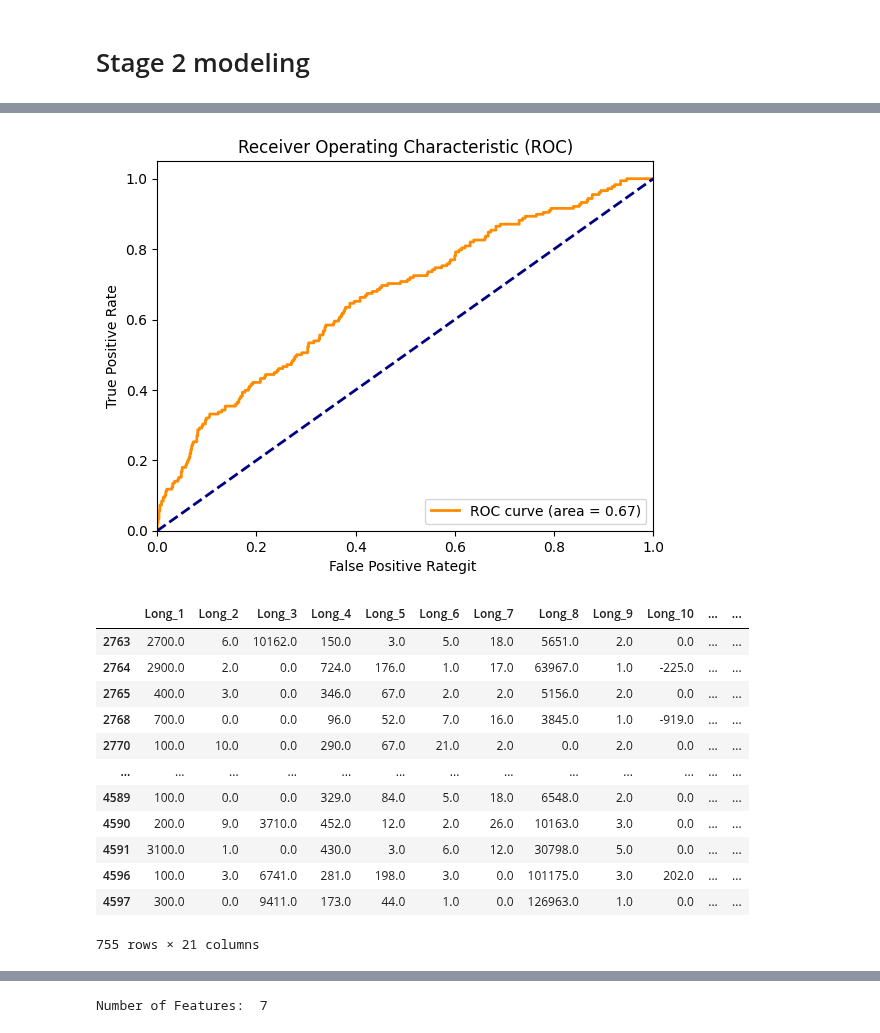
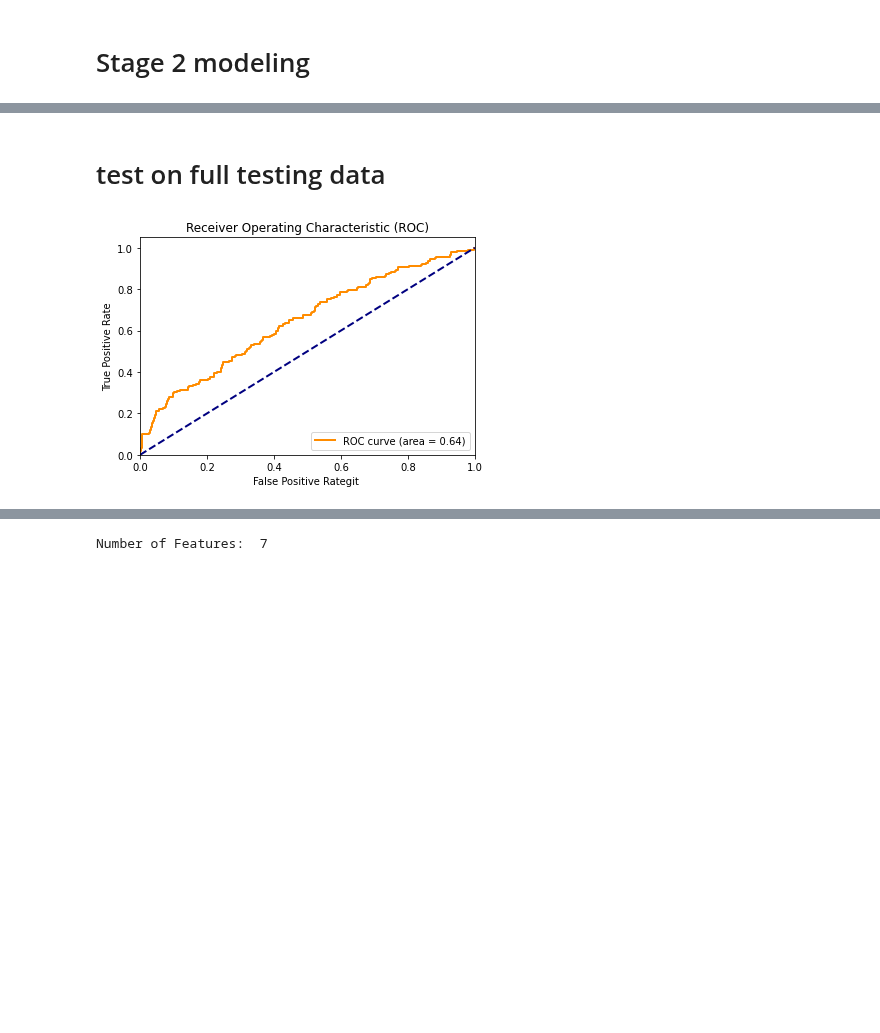
Before and after one commit to yihonghhe/Project_Credibly, a Jupyter notebook: 2_stage_modeling.ipynb, the cells around one changed output, grey strips where cells are left out. Cells and saved outputs as stored; diff of their text form; code cells hidden in the pictures; blank space fills up the shorter version.

```diff
--- a/2_stage_modeling.ipynb
+++ b/2_stage_modeling.ipynb
@@ -277,13 +250,31 @@ See the caveats in the documentation: https://pandas.pydata.org/pandas-docs/stab
 train_df = stage_2_df_new[stage_2_df_new['TrainVal'] == 'Train_60']
 val_df = stage_2_df_new[stage_2_df_new['TrainVal'] == 'Val_40']
 
+# Old Data
+old_data_end_index = 2763
+old_data_indices = stage_2_df_new.iloc[:old_data_end_index].index
+val_old = val_df[val_df.index.isin(old_data_indices)]
+
+# New Data
+new_data_start_index = 2763
+new_data_indices = stage_2_df_new.iloc[new_data_start_index:].index
+val_new = val_df[val_df.index.isin(new_data_indices)]
+
+# Combined Data (Old + New)
+val_combined = val_df.copy()
+
 # Separate features and target variable
 X_train = train_df.drop(columns=['UniqueID', 'submission_year', 'target', 'TrainVal'])
 y_train = train_df['target']
 
-
-X_val = val_df.drop(columns=['UniqueID', 'submission_year', 'target', 'TrainVal'])
-y_val = val_df['target']
+X_val_old = val_old.drop(columns=['UniqueID', 'submission_year', 'target', 'TrainVal'])
+y_val_old = val_old['target']
+# New Data (from row 2763 onwards)
+X_val_new = val_new.drop(columns=['UniqueID', 'submission_year', 'target', 'TrainVal'])
+y_val_new = val_new['target']
+# Combined Old + New Data
+X_val_combined = val_combined.drop(columns=['UniqueID', 'submission_year', 'target', 'TrainVal'])
+y_val_combined = val_combined['target']
 # %%
 # Train the XGBoost model with hyper parameter tuning
 import warnings
@@ -310,40 +301,28 @@ Fitting 3 folds for each of 432 candidates, totalling 1296 fits
+# %% [markdown]
+# test on full testing data
 # %%
 from sklearn.metrics import roc_curve, auc
 
 # best_clf.fit(X_train_new, y_train)
 
 # Predict on validation set
 
-y_pred = best_clf.predict_proba(X_val)[:, 1]
-fpr, tpr, thresholds = roc_curve(y_val, y_pred)
+y_pred = best_clf.predict_proba(X_val_combined)[:, 1]
+fpr, tpr, thresholds = roc_curve(y_val_combined, y_pred)
 roc_auc = auc(fpr, tpr)
 plt.figure()
 plt.plot(fpr, tpr, color='darkorange', lw=2, label='ROC curve (area = %0.2f)' % roc_auc)
 plt.plot([0, 1], [0, 1], color='navy', lw=2, linestyle='--')
 plt.xlim([0.0, 1.0])
 plt.ylim([0.0, 1.05])
 plt.xlabel('False Positive Rategit ')
 plt.ylabel('True Positive Rate')
 plt.title('Receiver Operating Characteristic (ROC)')
 plt.legend(loc="lower right")
 plt.savefig('./images/2_stage_modeling_result.jpg')
 plt.show()
-X_val
 # %% [output]
-[figure, old version]
+[figure, new version]
-|  | Long_1 | Long_2 | Long_3 | Long_4 | Long_5 | Long_6 | Long_7 | Long_8 | Long_9 | Long_10 | ... | ... |
-| 2763 | 2700.0 | 6.0 | 10162.0 | 150.0 | 3.0 | 5.0 | 18.0 | 5651.0 | 2.0 | 0.0 | ... | ... |
-| 2764 | 2900.0 | 2.0 | 0.0 | 724.0 | 176.0 | 1.0 | 17.0 | 63967.0 | 1.0 | -225.0 | ... | ... |
-| 2765 | 400.0 | 3.0 | 0.0 | 346.0 | 67.0 | 2.0 | 2.0 | 5156.0 | 2.0 | 0.0 | ... | ... |
-| 2768 | 700.0 | 0.0 | 0.0 | 96.0 | 52.0 | 7.0 | 16.0 | 3845.0 | 1.0 | -919.0 | ... | ... |
-| 2770 | 100.0 | 10.0 | 0.0 | 290.0 | 67.0 | 21.0 | 2.0 | 0.0 | 2.0 | 0.0 | ... | ... |
-| ... | ... | ... | ... | ... | ... | ... | ... | ... | ... | ... | ... | ... |
-| 4589 | 100.0 | 0.0 | 0.0 | 329.0 | 84.0 | 5.0 | 18.0 | 6548.0 | 2.0 | 0.0 | ... | ... |
-| 4590 | 200.0 | 9.0 | 3710.0 | 452.0 | 12.0 | 2.0 | 26.0 | 10163.0 | 3.0 | 0.0 | ... | ... |
-| 4591 | 3100.0 | 1.0 | 0.0 | 430.0 | 3.0 | 6.0 | 12.0 | 30798.0 | 5.0 | 0.0 | ... | ... |
-| 4596 | 100.0 | 3.0 | 6741.0 | 281.0 | 198.0 | 3.0 | 0.0 | 101175.0 | 3.0 | 202.0 | ... | ... |
-| 4597 | 300.0 | 0.0 | 9411.0 | 173.0 | 44.0 | 1.0 | 0.0 | 126963.0 | 1.0 | 0.0 | ... | ... |
-755 rows × 21 columns
 # %%
 # Calculate Gini coefficient
 gini_coefficient = 2 * roc_auc - 1
```
Also changed, not shown: parts of 10 cells of this notebook, 4 other files.
